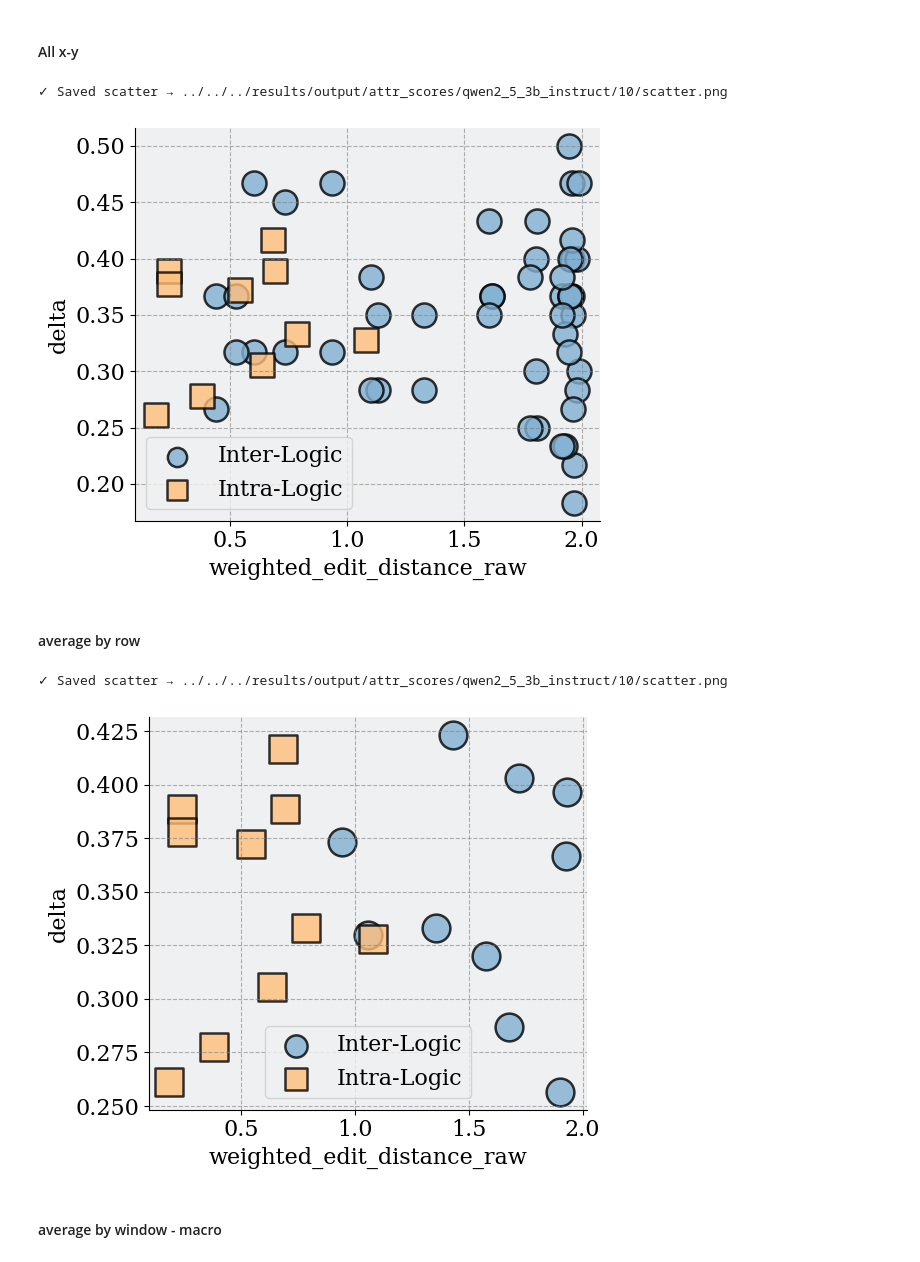
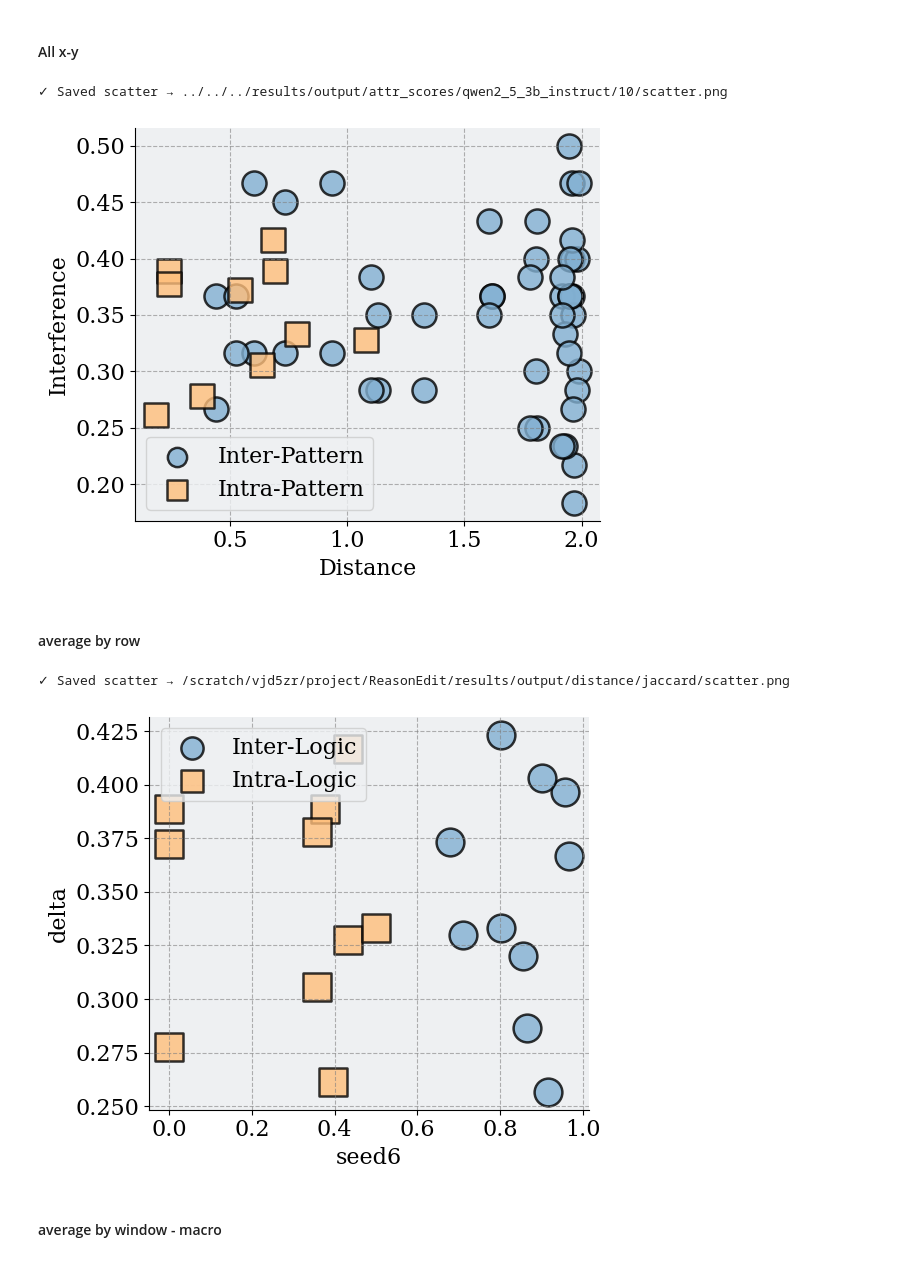
Before and after one commit to LzyFischer/ReasonEdit, a Jupyter notebook: src/preliminary/notebooks/plot_preliminary.ipynb, the cells around one changed output. Drawn from its saved outputs; the diff is of its cells as text; code cells hidden in the pictures.

```diff
--- a/src/preliminary/notebooks/plot_preliminary.ipynb
+++ b/src/preliminary/notebooks/plot_preliminary.ipynb
@@ -263,7 +263,7 @@ plt.rcParams.update({
 rcParams["font.size"] = 16
 
 # ── 1. 读取两份矩阵 CSV (行列索引必须一致) ────────────────────────────
-path_y = Path("../../../results/output/perlogic/delta.csv")                   # X 轴
+path_y = Path("/scratch/vjd5zr/project/ReasonEdit/results/output/perlogic/0p00015/delta.csv")                   # X 轴
 path_x = Path("../../../results/output/attr_scores/qwen2_5_3b_instruct/10/weighted_edit_distance_raw.csv") # Y 轴
 
 mx = pd.read_csv(path_x, index_col=0)
@@ -303,16 +303,16 @@ fig, ax = plt.subplots(figsize=(6, 5))
 ax.scatter(vals_x[plot_mask], vals_y[plot_mask],
            s=300, marker="o",
            facecolor=palette[2], edgecolor="black", linewidth=1.8,
-           alpha=0.8, label="Inter-Logic")
+           alpha=0.8, label="Inter-Pattern")
 
 ax.scatter(vals_x[diag_mask], vals_y[diag_mask],
            s=300, marker="s",
            facecolor=palette[0], edgecolor="black", linewidth=1.8,
-           alpha=0.8, label="Intra-Logic")
+           alpha=0.8, label="Intra-Pattern")
 
 # ── 4. 统一风格（与柱状图相同） ──────────────────────────────────────
-ax.set_xlabel(path_x.stem)
-ax.set_ylabel(path_y.stem)
+ax.set_xlabel("Distance")
+ax.set_ylabel("Interference")
 ax.set_facecolor("#EEF0F2")
 ax.grid(True, linestyle="--", color="gray", alpha=0.6)
 ax.spines[["top", "right"]].set_visible(False)
@@ -324,7 +324,7 @@ plt.savefig(out, dpi=600, bbox_inches="tight")
 print("✓ Saved scatter →", out)
 # %% [output]
 ✓ Saved scatter → ../../../results/output/attr_scores/qwen2_5_3b_instruct/10/scatter.png
-[figure, old version]
+[figure, new version]
 # %% [markdown]
 #### average by row
 # %%
@@ -349,8 +349,8 @@ plt.rcParams.update({
 rcParams["font.size"] = 16
 
 # ── 1. 读取两份矩阵 CSV (行列索引必须一致) ────────────────────────────
-path_y = Path("../../../results/output/perlogic/delta.csv")                   # X 轴
-path_x = Path("../../../results/output/attr_scores/qwen2_5_3b_instruct/10/weighted_edit_distance_raw.csv") # Y 轴
+path_y = Path("/scratch/vjd5zr/project/ReasonEdit/results/output/perlogic/0p00015/delta.csv")                   # X 轴
+path_x = Path("/scratch/vjd5zr/project/ReasonEdit/results/output/distance/jaccard/seed6.csv") # Y 轴
 
 mx = pd.read_csv(path_x, index_col=0)
 my = pd.read_csv(path_y, index_col=0)
@@ -393,35 +393,35 @@ for i in range(mx.shape[0]):
     mean_y.append(my.iloc[i, js].mean())
 
 # ── 2.  Scatter plot  ───────────────────────────────────────────────────
 fig, ax = plt.subplots(figsize=(6, 5))
 
 # off-diagonal *and* different-label pairs
 ax.scatter(mean_x, mean_y,
            s=400, marker="o",
            facecolor=palette[2], edgecolor="black", linewidth=1.8,
            alpha=0.8, label="Inter-Logic")
 
 
 ax.scatter(vals_x[diag_mask], vals_y[diag_mask],
            s=400, marker="s",
            facecolor=palette[0], edgecolor="black", linewidth=1.8,
            alpha=0.8, label="Intra-Logic")
 
 # ── 4. 统一风格（与柱状图相同） ──────────────────────────────────────
 ax.set_xlabel(path_x.stem)
 ax.set_ylabel(path_y.stem)
 ax.set_facecolor("#EEF0F2")
 ax.grid(True, linestyle="--", color="gray", alpha=0.6)
 ax.spines[["top", "right"]].set_visible(False)
 ax.legend(frameon=True, markerscale=0.8)
 plt.tight_layout()
 
 out = path_x.parent / "scatter.png"
 plt.savefig(out, dpi=600, bbox_inches="tight")
 print("✓ Saved scatter →", out)
 # %% [output]
-✓ Saved scatter → ../../../results/output/attr_scores/qwen2_5_3b_instruct/10/scatter.png
+✓ Saved scatter → /scratch/vjd5zr/project/ReasonEdit/results/output/distance/jaccard/scatter.png
-[figure, old version]
+[figure, new version]
 # %% [markdown]
 #### average by window - macro
 # %%
```
Also changed, not shown: parts of 3 cells of this notebook, 24 other files.
